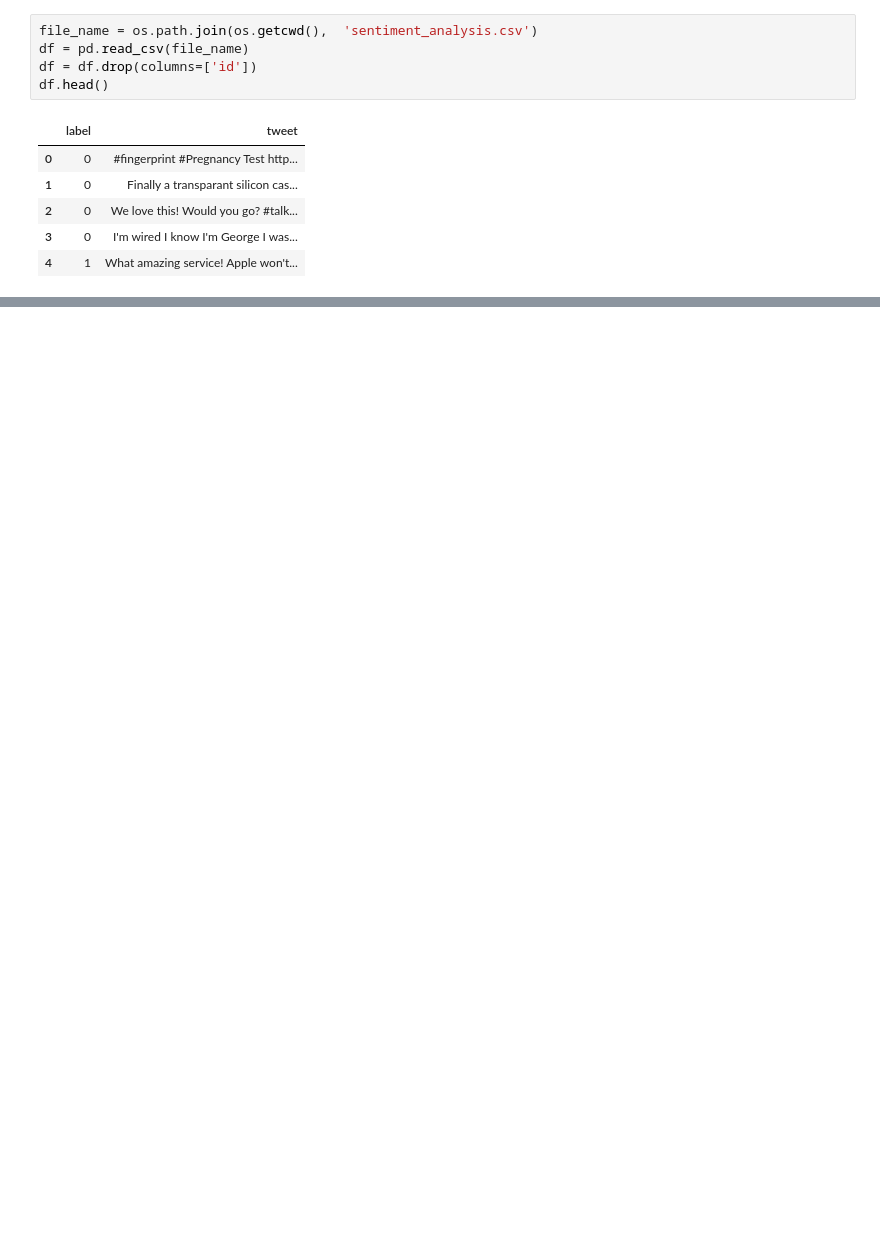
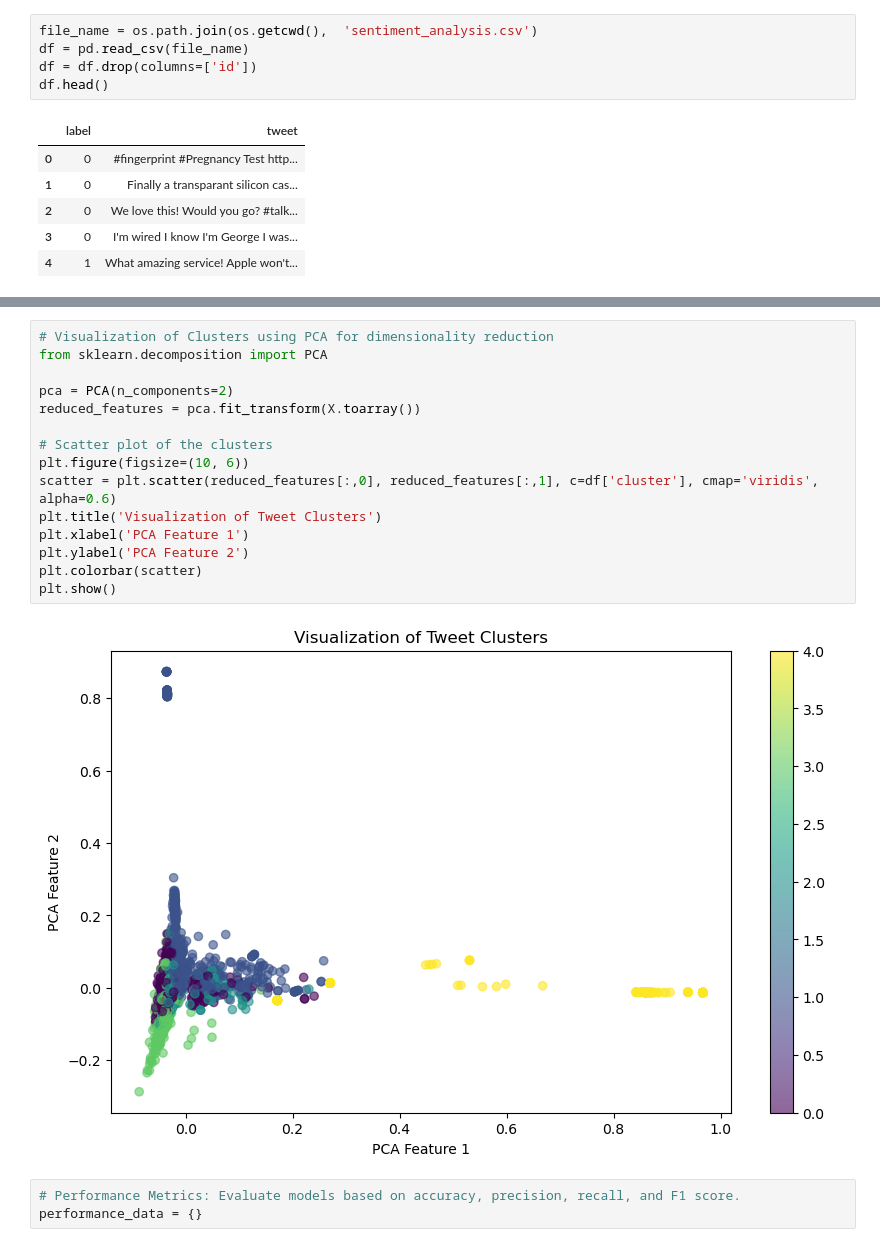
Before and after one commit to ajsib/DoinData-Sentiment-Analysis, a Jupyter notebook: rq2.ipynb, the cells around one changed output, grey strips where cells are left out. Drawn from its saved outputs; the diff is of its cells as text; blank space fills up the shorter version.

```diff
--- a/rq2.ipynb
+++ b/rq2.ipynb
@@ -105,0 +93,20 @@ plt.show()
+# %%
+# Visualization of Clusters using PCA for dimensionality reduction
+from sklearn.decomposition import PCA
+
+pca = PCA(n_components=2)
+reduced_features = pca.fit_transform(X.toarray())
+
+# Scatter plot of the clusters
+plt.figure(figsize=(10, 6))
+scatter = plt.scatter(reduced_features[:,0], reduced_features[:,1], c=df['cluster'], cmap='viridis', alpha=0.6)
+plt.title('Visualization of Tweet Clusters')
+plt.xlabel('PCA Feature 1')
+plt.ylabel('PCA Feature 2')
+plt.colorbar(scatter)
+plt.show()
+# %% [output]
+[figure, added]
+# %%
+# Performance Metrics: Evaluate models based on accuracy, precision, recall, and F1 score.
+performance_data = {}
```
Also changed, not shown: parts of 23 cells of this notebook, 1 other file.
